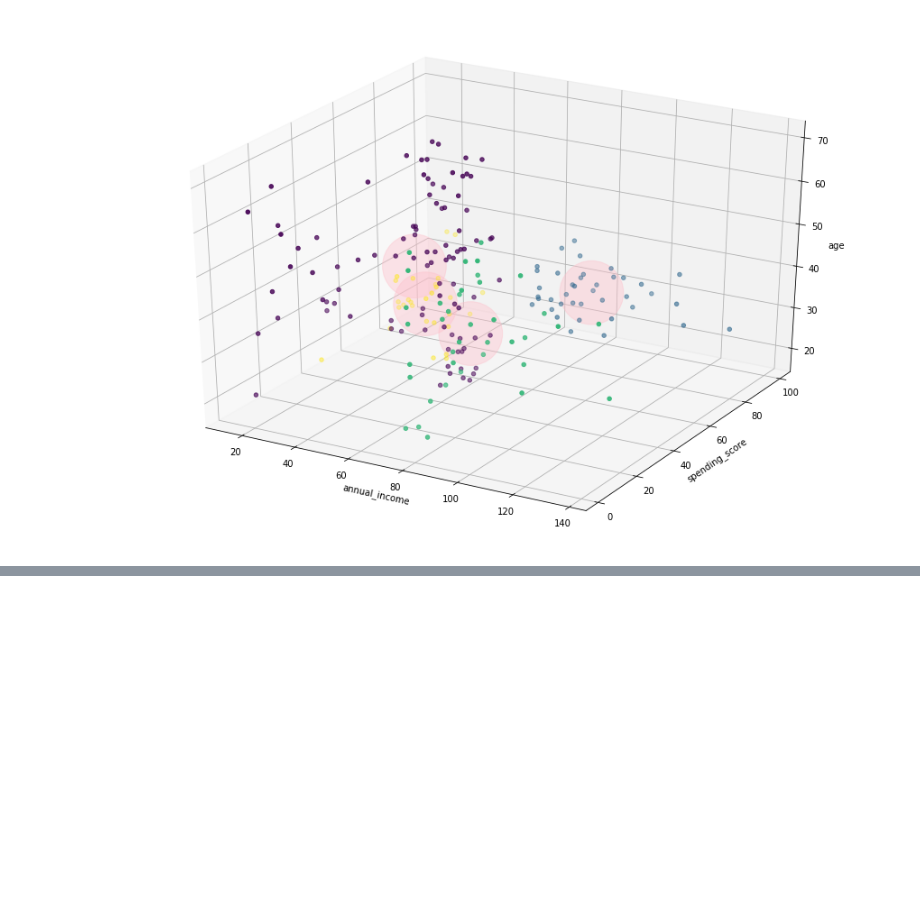
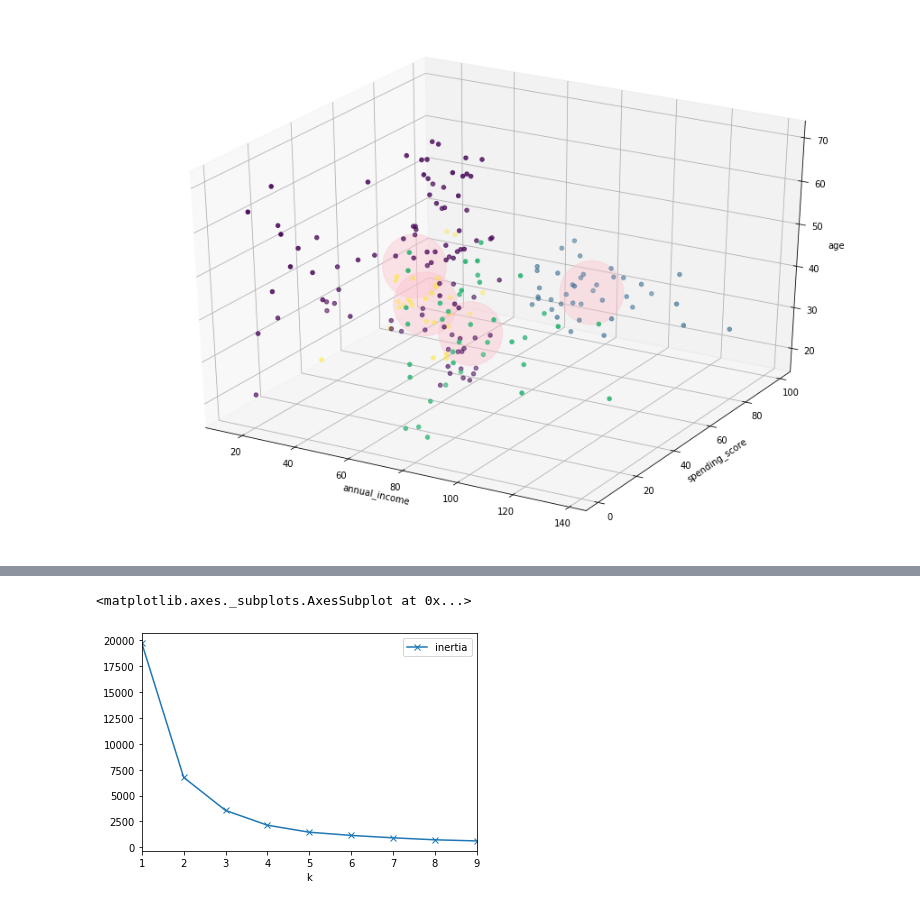
Before and after one commit to Jacqueline-A-Shay/ds-methodologies-exercises, a Jupyter notebook: clustering/model.ipynb, the cells around one changed output, grey strips where cells are left out. Saved outputs shown, nothing was run; the diff lists cells and outputs as text; code cells hidden in the pictures; blank space fills up the shorter version.

```diff
--- a/clustering/model.ipynb
+++ b/clustering/model.ipynb
@@ -280,0 +340,17 @@ Use the resulting clusters to explore your dataset. What is the average party si
+# %%
+input_features = ['tip', 'total_bill']
+
+ks = []
+inertias = []
+
+for k in range(1, 10):
+    kmeans = KMeans(n_clusters=k).fit(df_tip[input_features])
+    ks.append(k)
+    inertias.append(kmeans.inertia_)
+
+df = pd.DataFrame(dict(k=ks, inertia=inertias))
+# %%
+df.plot(y='inertia', x='k', marker='x')
+# %% [output]
+<matplotlib.axes._subplots.AxesSubplot at 0x...>
+[figure, added]
```
Also changed, not shown: parts of 17 cells of this notebook.
